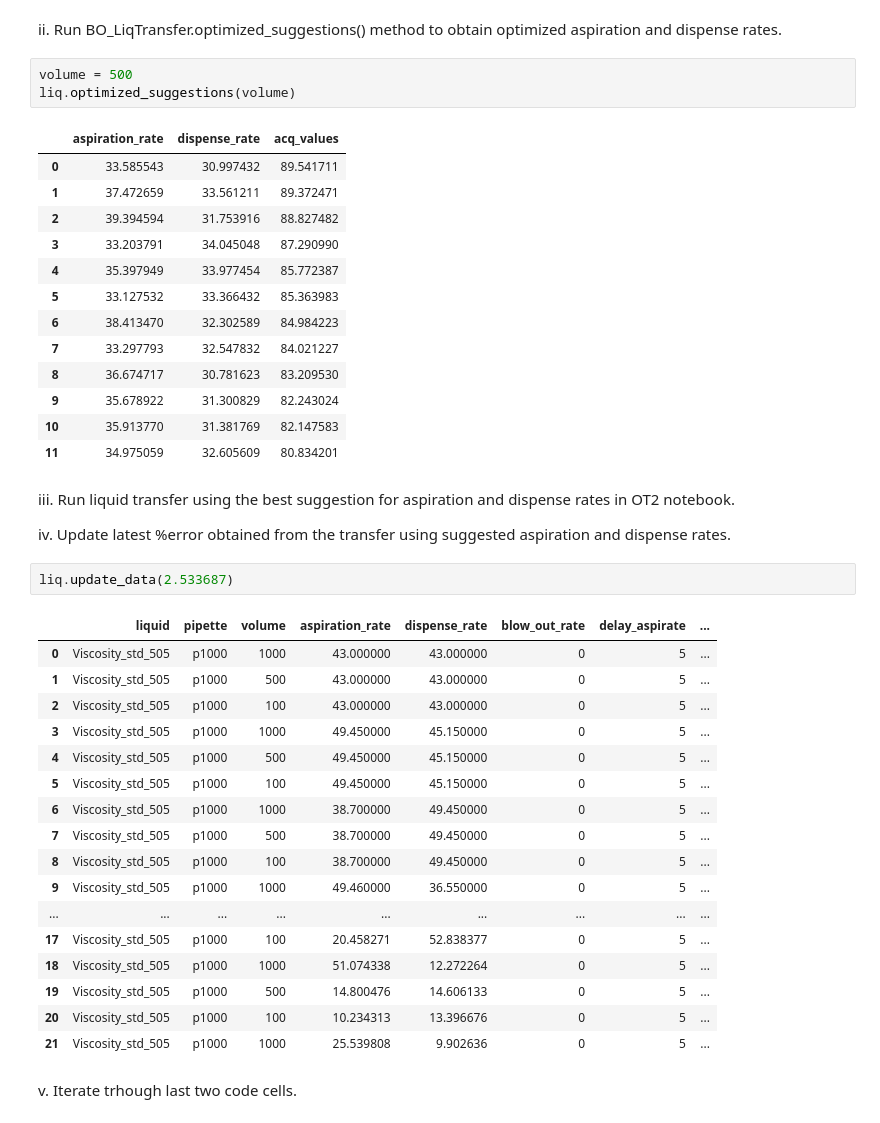
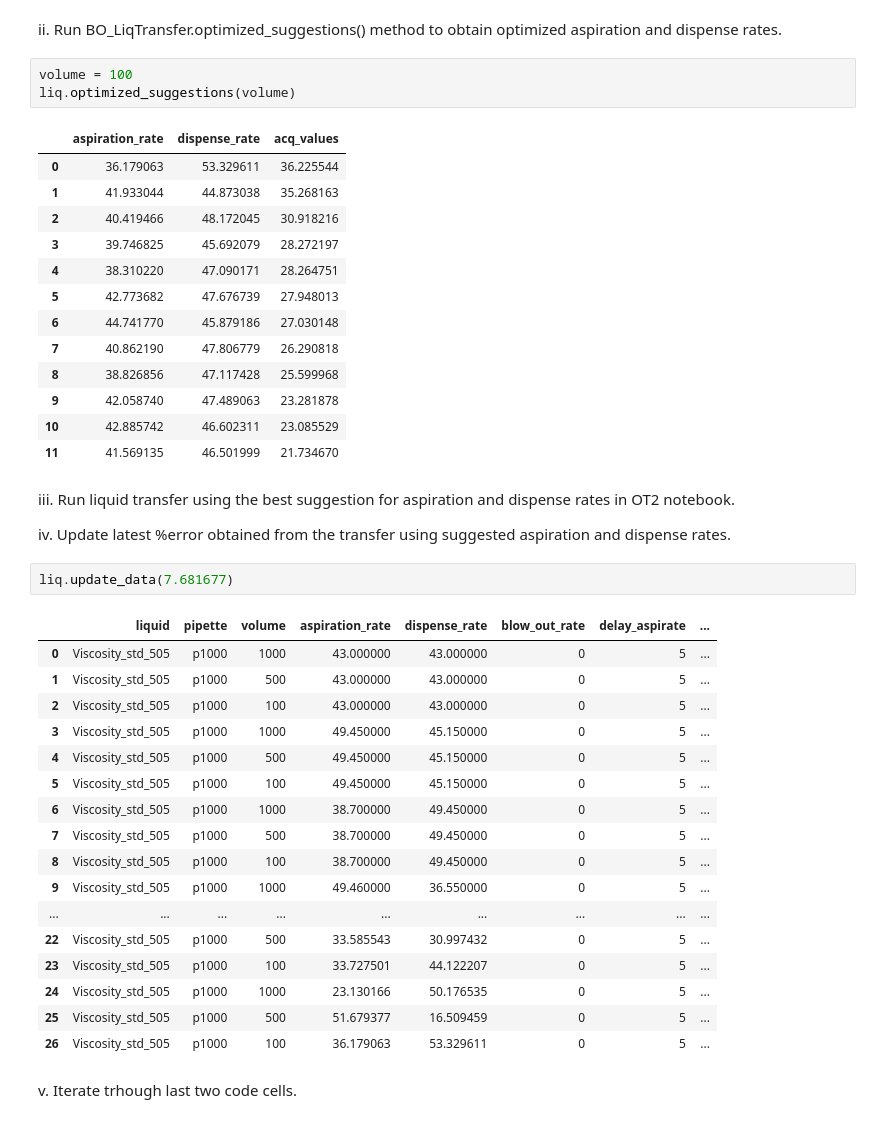
Before and after one commit to Quijanove/viscosity_liquid_transfer_Pablo, a Jupyter notebook: BOTorch_optimization_individual_volume.ipynb, the cells around one changed output. Cells and saved outputs as stored; diff of their text form.

```diff
--- a/BOTorch_optimization_individual_volume.ipynb
+++ b/BOTorch_optimization_individual_volume.ipynb
@@ -237,28 +237,28 @@ liq._data
 
 ii.   Run BO_LiqTransfer.optimized_suggestions() method to obtain optimized aspiration and dispense rates.
 # %%
-volume = 500
+volume = 100
 liq.optimized_suggestions(volume)
 # %% [output]
 |  | aspiration_rate | dispense_rate | acq_values |
-| 0 | 33.585543 | 30.997432 | 89.541711 |
-| 1 | 37.472659 | 33.561211 | 89.372471 |
-| 2 | 39.394594 | 31.753916 | 88.827482 |
-| 3 | 33.203791 | 34.045048 | 87.290990 |
-| 4 | 35.397949 | 33.977454 | 85.772387 |
-| 5 | 33.127532 | 33.366432 | 85.363983 |
-| 6 | 38.413470 | 32.302589 | 84.984223 |
-| 7 | 33.297793 | 32.547832 | 84.021227 |
-| 8 | 36.674717 | 30.781623 | 83.209530 |
-| 9 | 35.678922 | 31.300829 | 82.243024 |
-| 10 | 35.913770 | 31.381769 | 82.147583 |
-| 11 | 34.975059 | 32.605609 | 80.834201 |
+| 0 | 36.179063 | 53.329611 | 36.225544 |
+| 1 | 41.933044 | 44.873038 | 35.268163 |
+| 2 | 40.419466 | 48.172045 | 30.918216 |
+| 3 | 39.746825 | 45.692079 | 28.272197 |
+| 4 | 38.310220 | 47.090171 | 28.264751 |
+| 5 | 42.773682 | 47.676739 | 27.948013 |
+| 6 | 44.741770 | 45.879186 | 27.030148 |
+| 7 | 40.862190 | 47.806779 | 26.290818 |
+| 8 | 38.826856 | 47.117428 | 25.599968 |
+| 9 | 42.058740 | 47.489063 | 23.281878 |
+| 10 | 42.885742 | 46.602311 | 23.085529 |
+| 11 | 41.569135 | 46.501999 | 21.734670 |
 # %% [markdown]
 iii. Run liquid transfer using the best suggestion for aspiration and dispense rates in OT2 notebook.
 
 iv. Update latest %error obtained from the transfer using suggested aspiration and dispense rates.
 # %%
-liq.update_data(2.533687)
+liq.update_data(7.681677)
 # %% [output]
 |  | liquid | pipette | volume | aspiration_rate | dispense_rate | blow_out_rate | delay_aspirate | ... |
 | 0 | Viscosity_std_505 | p1000 | 1000 | 43.000000 | 43.000000 | 0 | 5 | ... |
@@ -272,11 +272,11 @@ liq.update_data(2.533687)
 | 8 | Viscosity_std_505 | p1000 | 100 | 38.700000 | 49.450000 | 0 | 5 | ... |
 | 9 | Viscosity_std_505 | p1000 | 1000 | 49.460000 | 36.550000 | 0 | 5 | ... |
 | ... | ... | ... | ... | ... | ... | ... | ... | ... |
-| 17 | Viscosity_std_505 | p1000 | 100 | 20.458271 | 52.838377 | 0 | 5 | ... |
-| 18 | Viscosity_std_505 | p1000 | 1000 | 51.074338 | 12.272264 | 0 | 5 | ... |
-| 19 | Viscosity_std_505 | p1000 | 500 | 14.800476 | 14.606133 | 0 | 5 | ... |
-| 20 | Viscosity_std_505 | p1000 | 100 | 10.234313 | 13.396676 | 0 | 5 | ... |
-| 21 | Viscosity_std_505 | p1000 | 1000 | 25.539808 | 9.902636 | 0 | 5 | ... |
+| 22 | Viscosity_std_505 | p1000 | 500 | 33.585543 | 30.997432 | 0 | 5 | ... |
+| 23 | Viscosity_std_505 | p1000 | 100 | 33.727501 | 44.122207 | 0 | 5 | ... |
+| 24 | Viscosity_std_505 | p1000 | 1000 | 23.130166 | 50.176535 | 0 | 5 | ... |
+| 25 | Viscosity_std_505 | p1000 | 500 | 51.679377 | 16.509459 | 0 | 5 | ... |
+| 26 | Viscosity_std_505 | p1000 | 100 | 36.179063 | 53.329611 | 0 | 5 | ... |
 # %% [markdown]
 v. Iterate trhough last two code cells.
 # %%
```
Also changed, not shown: 2 other files.
